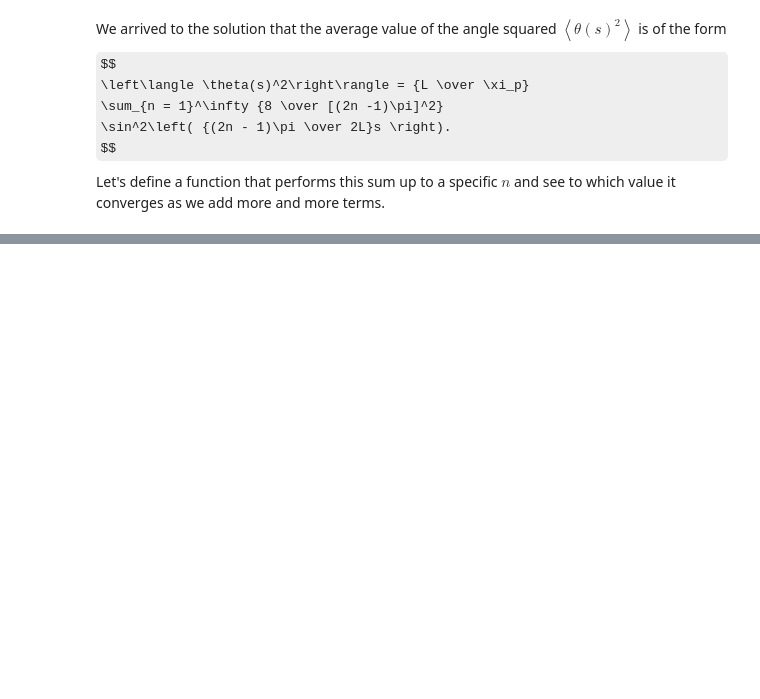
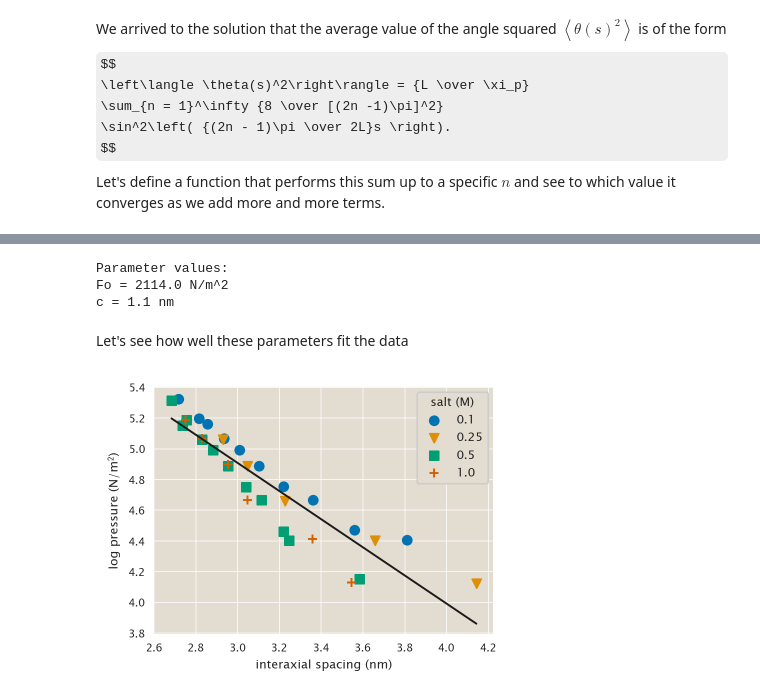
Before and after one commit to mrazomej/pboc, a Jupyter notebook: src/chapter_10.ipynb, the cells around one changed output, grey strips where cells are left out. Cells and saved outputs as stored; diff of their text form; code cells hidden in the pictures; some formulas as TeX source; blank space fills up the shorter version.

```diff
--- a/src/chapter_10.ipynb
+++ b/src/chapter_10.ipynb
@@ -102,0 +184,49 @@ plt.savefig(figdir + 'problem_10_01_04.png', bbox_inches='tight',
+# %%
+# Perform simple linear regression on data
+linear_fit = np.polyfit(df.spacing_angstroms / 10,
+                        df.log_pressure_N_m2,
+                        deg=1)
+
+# Find parameters
+Fo = np.exp(linear_fit[1])
+c = - 1 / linear_fit[0]
+
+# Print parameters
+print('Parameter values:')
+print('Fo = {:.1f} N/m^2'.format(Fo))
+print('c = {:.1f} nm'.format(c))
+# %% [output]
+Parameter values:
+Fo = 2114.0 N/m^2
+c = 1.1 nm
+# %% [markdown]
+Let's see how well these parameters fit the data
+# %%
+# Define range for linear fit
+ds_range = np.linspace(df.spacing_angstroms.min() / 10,
+                       df.spacing_angstroms.max() / 10)
+log_pressure = linear_fit[1] + ds_range * linear_fit[0]
+
+# group data by salt concentration
+df_group = df.groupby('salt_M')
+
+# Define list of markers
+markers = ['o', 'v', 's', '+']
+
+# Loop through concentrations to plot data
+for i, (group, data) in enumerate(df_group):
+    plt.scatter(data.spacing_angstroms / 10,
+                data.log_pressure_N_m2,
+                label=group, marker=markers[i])
+
+# Plot best fit line
+plt.plot(ds_range, log_pressure, label='', color='k')
+
+# Label axis
+plt.xlabel('interaxial spacing (nm)')
+plt.ylabel('log pressure (N/m$^2$)')
+
+# Add legend
+_ = plt.legend(title='salt (M)')
+# %% [output]
+[figure, added]
```
Also changed, not shown: parts of 14 cells of this notebook.
